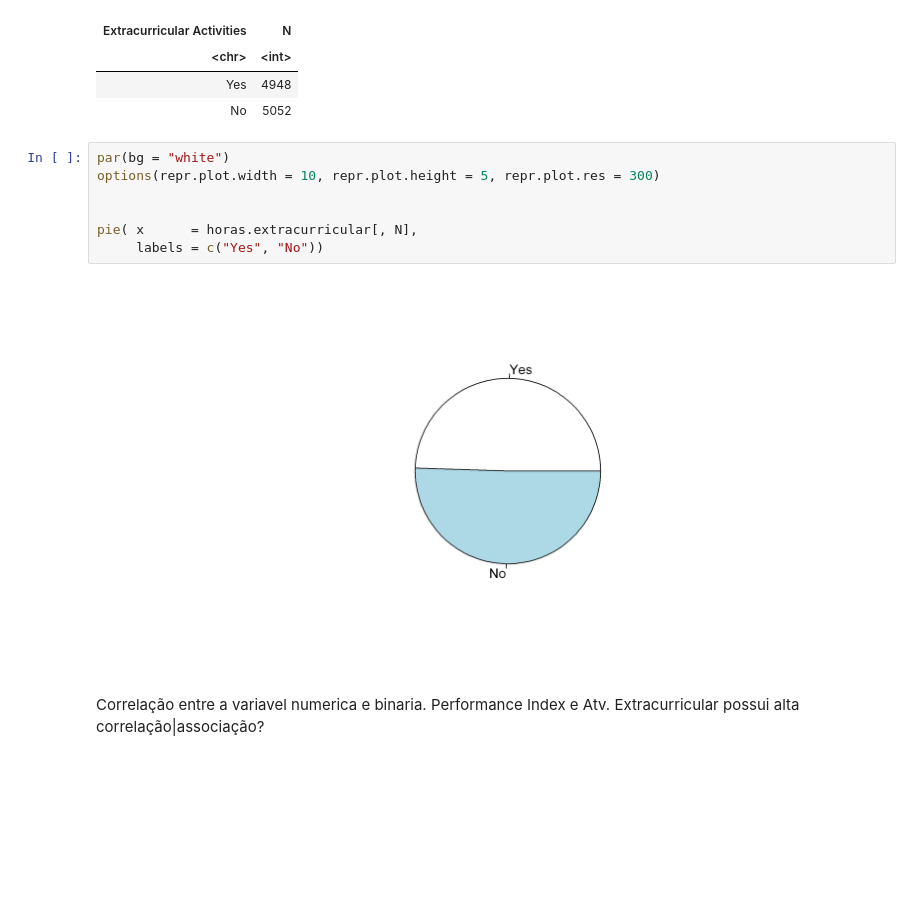
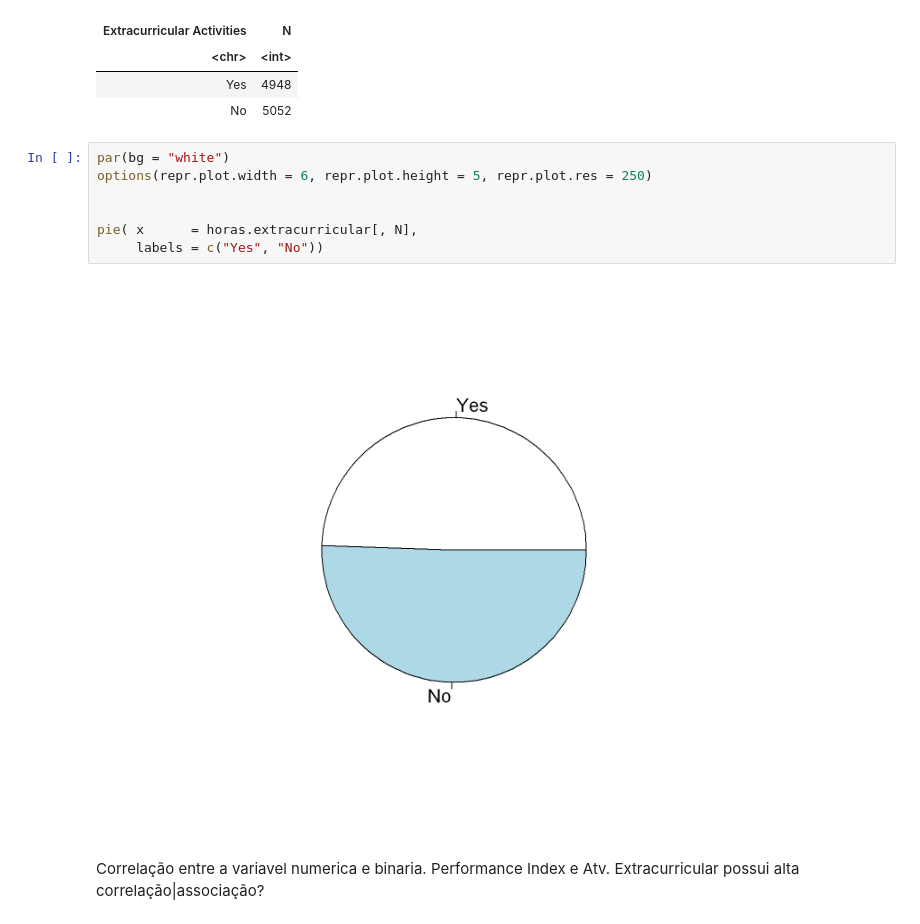
Before and after one commit to kaladabrio2020/DataAnalysisWith-R, a Jupyter notebook: StudentPeformanceR.ipynb, the cells around one changed output. Drawn from its saved outputs; the diff is of its cells as text; blank space fills up the shorter version.

```diff
--- a/StudentPeformanceR.ipynb
+++ b/StudentPeformanceR.ipynb
@@ -54,13 +71,13 @@ A data.table: 2 × 2
 | No | 5052 |
 # %%
 par(bg = "white")
-options(repr.plot.width = 10, repr.plot.height = 5, repr.plot.res = 300)
+options(repr.plot.width = 6, repr.plot.height = 5, repr.plot.res = 250)
 
 
 pie( x      = horas.extracurricular[, N],
      labels = c("Yes", "No"))
 # %% [output]
-[figure, old version]
+[figure, new version]
 # %% [markdown]
 Correlação entre a variavel numerica e binaria. Performance Index e Atv. Extracurricular possui alta correlação|associação?
 # %%
```
Also changed, not shown: parts of 8 cells of this notebook.
